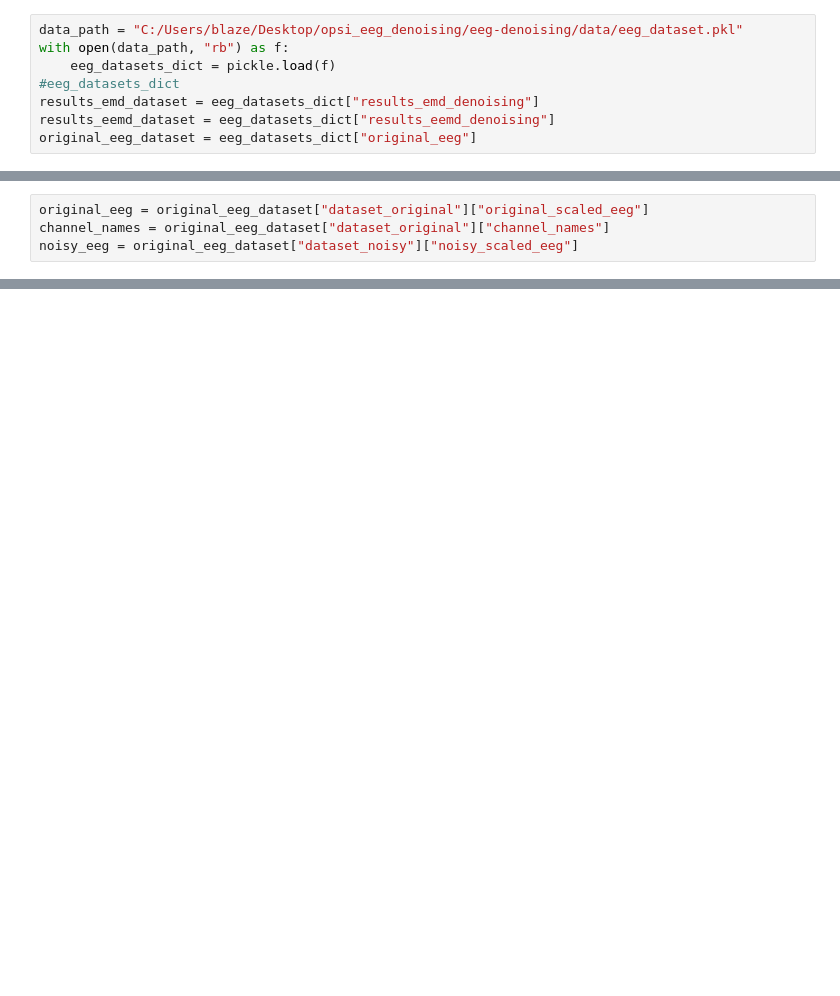
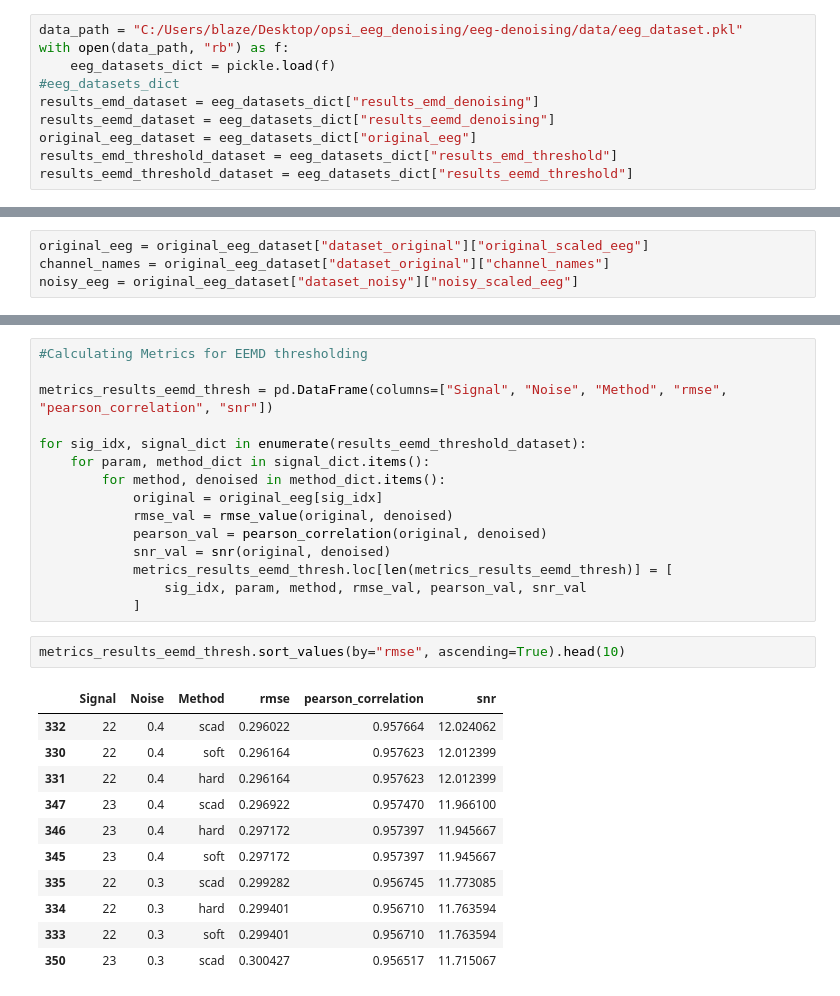
Before and after one commit to eryk-urbanski/eeg-denoising, a Jupyter notebook: notebooks/EMD/04_evaluation.ipynb, the cells around one changed output, grey strips where cells are left out. Drawn from its saved outputs; the diff is of its cells as text; blank space fills up the shorter version.

Commit message:
Add Thresholding evaluation

```diff
--- a/notebooks/EMD/04_evaluation.ipynb
+++ b/notebooks/EMD/04_evaluation.ipynb
@@ -15,3 +15,5 @@ with open(data_path, "rb") as f:
 results_emd_dataset = eeg_datasets_dict["results_emd_denoising"]
 results_eemd_dataset = eeg_datasets_dict["results_eemd_denoising"]
 original_eeg_dataset = eeg_datasets_dict["original_eeg"]
+results_emd_threshold_dataset = eeg_datasets_dict["results_emd_threshold"]
+results_eemd_threshold_dataset = eeg_datasets_dict["results_eemd_threshold"]
@@ -103,0 +104,29 @@ metrics_results_eemd.head()
+# %%
+#Calculating Metrics for EEMD thresholding
+
+metrics_results_eemd_thresh = pd.DataFrame(columns=["Signal", "Noise", "Method", "rmse", "pearson_correlation", "snr"])
+
+for sig_idx, signal_dict in enumerate(results_eemd_threshold_dataset):
+    for param, method_dict in signal_dict.items():
+        for method, denoised in method_dict.items():
+            original = original_eeg[sig_idx]
+            rmse_val = rmse_value(original, denoised)
+            pearson_val = pearson_correlation(original, denoised)
+            snr_val = snr(original, denoised)
+            metrics_results_eemd_thresh.loc[len(metrics_results_eemd_thresh)] = [
+                sig_idx, param, method, rmse_val, pearson_val, snr_val
+            ]
+# %%
+metrics_results_eemd_thresh.sort_values(by="rmse", ascending=True).head(10)
+# %% [output]
+|  | Signal | Noise | Method | rmse | pearson_correlation | snr |
+| 332 | 22 | 0.4 | scad | 0.296022 | 0.957664 | 12.024062 |
+| 330 | 22 | 0.4 | soft | 0.296164 | 0.957623 | 12.012399 |
+| 331 | 22 | 0.4 | hard | 0.296164 | 0.957623 | 12.012399 |
+| 347 | 23 | 0.4 | scad | 0.296922 | 0.957470 | 11.966100 |
+| 346 | 23 | 0.4 | hard | 0.297172 | 0.957397 | 11.945667 |
+| 345 | 23 | 0.4 | soft | 0.297172 | 0.957397 | 11.945667 |
+| 335 | 22 | 0.3 | scad | 0.299282 | 0.956745 | 11.773085 |
+| 334 | 22 | 0.3 | hard | 0.299401 | 0.956710 | 11.763594 |
+| 333 | 22 | 0.3 | soft | 0.299401 | 0.956710 | 11.763594 |
+| 350 | 23 | 0.3 | scad | 0.300427 | 0.956517 | 11.715067 |
```
Also changed, not shown: parts of 15 cells of this notebook, 5 other files.
